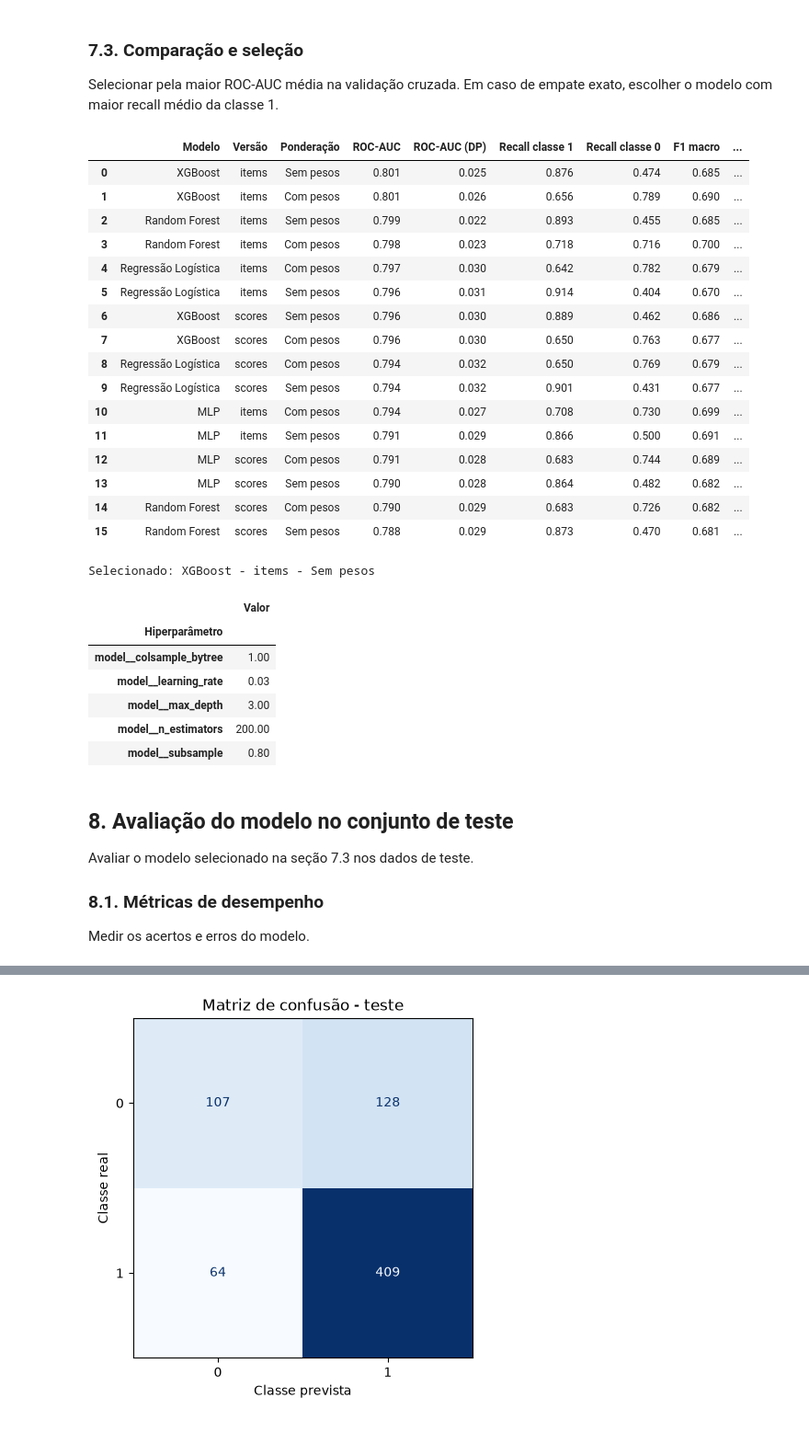
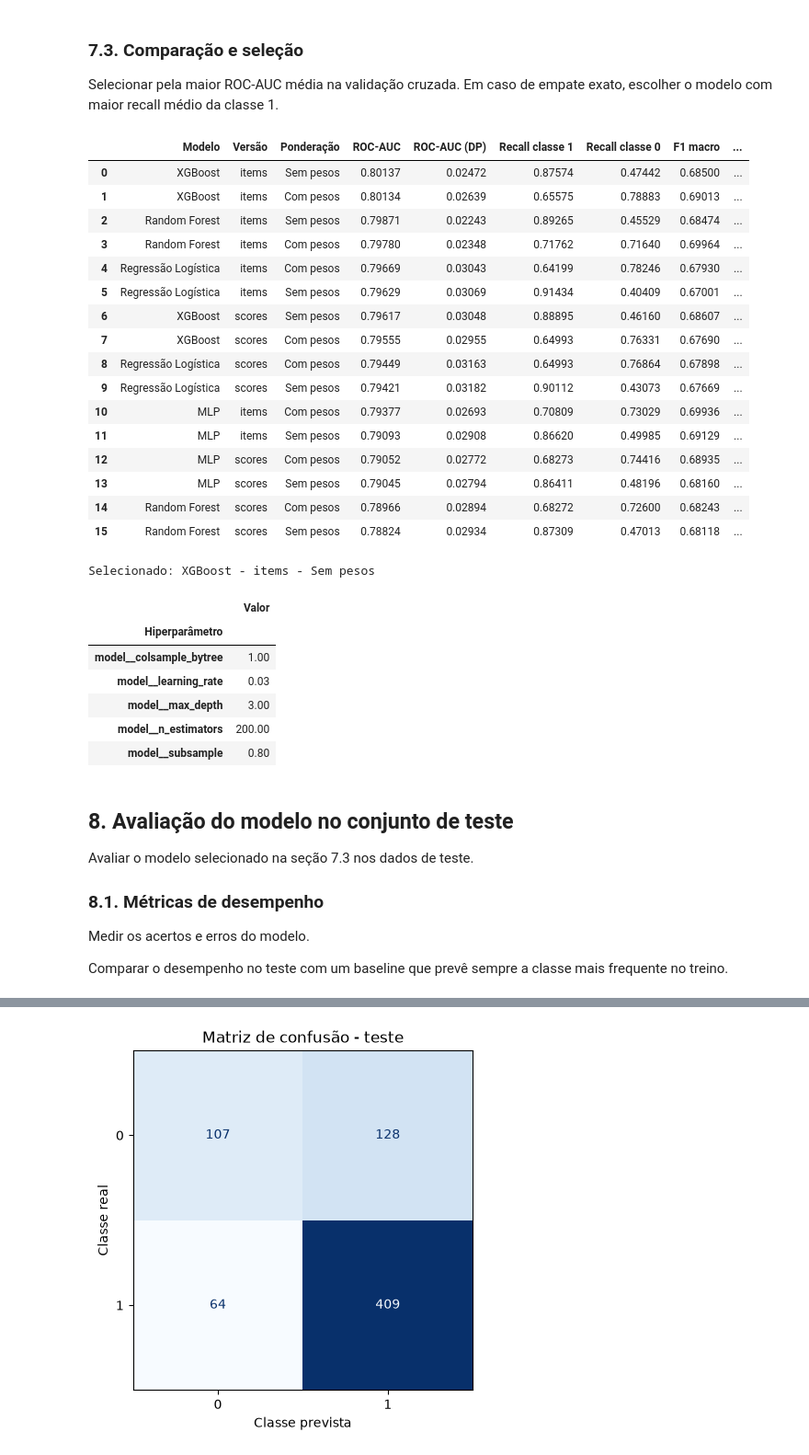
Before and after one commit to BrendonKappel/explainable-burnout-prediction, a Jupyter notebook: notebooks/burnout_prediction.ipynb, the cells around one changed output, grey strips where cells are left out. Shown at 92% size. Saved outputs shown, nothing was run; the diff lists cells and outputs as text; code cells hidden in the pictures.

Commit message:
Add baseline comparison and clarify notebook results

```diff
--- a/notebooks/burnout_prediction.ipynb
+++ b/notebooks/burnout_prediction.ipynb
@@ -948,33 +954,33 @@ Selecionar pela maior ROC-AUC média na validação cruzada. Em caso de empate e
 # %%
 results = pd.DataFrame(result_rows).sort_values(
     ["ROC-AUC", "Recall classe 1"], ascending=False,
 ).reset_index(drop=True)
-display(results.round(3))
+display(results.round(5))
 
 best_row = results.iloc[0]
 best_search = searches[(best_row["Modelo"], best_row["Versão"], best_row["Ponderação"])]
 best_pipeline = best_search.best_estimator_
 
 print(f"Selecionado: {best_row['Modelo']} - {best_row['Versão']} - {best_row['Ponderação']}")
 display(pd.Series(best_search.best_params_, name="Valor").rename_axis("Hiperparâmetro").to_frame())
 # %% [output]
 |  | Modelo | Versão | Ponderação | ROC-AUC | ROC-AUC (DP) | Recall classe 1 | Recall classe 0 | F1 macro | ... |
-| 0 | XGBoost | items | Sem pesos | 0.801 | 0.025 | 0.876 | 0.474 | 0.685 | ... |
-| 1 | XGBoost | items | Com pesos | 0.801 | 0.026 | 0.656 | 0.789 | 0.690 | ... |
-| 2 | Random Forest | items | Sem pesos | 0.799 | 0.022 | 0.893 | 0.455 | 0.685 | ... |
-| 3 | Random Forest | items | Com pesos | 0.798 | 0.023 | 0.718 | 0.716 | 0.700 | ... |
-| 4 | Regressão Logística | items | Com pesos | 0.797 | 0.030 | 0.642 | 0.782 | 0.679 | ... |
-| 5 | Regressão Logística | items | Sem pesos | 0.796 | 0.031 | 0.914 | 0.404 | 0.670 | ... |
-| 6 | XGBoost | scores | Sem pesos | 0.796 | 0.030 | 0.889 | 0.462 | 0.686 | ... |
-| 7 | XGBoost | scores | Com pesos | 0.796 | 0.030 | 0.650 | 0.763 | 0.677 | ... |
-| 8 | Regressão Logística | scores | Com pesos | 0.794 | 0.032 | 0.650 | 0.769 | 0.679 | ... |
-| 9 | Regressão Logística | scores | Sem pesos | 0.794 | 0.032 | 0.901 | 0.431 | 0.677 | ... |
-| 10 | MLP | items | Com pesos | 0.794 | 0.027 | 0.708 | 0.730 | 0.699 | ... |
-| 11 | MLP | items | Sem pesos | 0.791 | 0.029 | 0.866 | 0.500 | 0.691 | ... |
-| 12 | MLP | scores | Com pesos | 0.791 | 0.028 | 0.683 | 0.744 | 0.689 | ... |
-| 13 | MLP | scores | Sem pesos | 0.790 | 0.028 | 0.864 | 0.482 | 0.682 | ... |
-| 14 | Random Forest | scores | Com pesos | 0.790 | 0.029 | 0.683 | 0.726 | 0.682 | ... |
-| 15 | Random Forest | scores | Sem pesos | 0.788 | 0.029 | 0.873 | 0.470 | 0.681 | ... |
+| 0 | XGBoost | items | Sem pesos | 0.80137 | 0.02472 | 0.87574 | 0.47442 | 0.68500 | ... |
+| 1 | XGBoost | items | Com pesos | 0.80134 | 0.02639 | 0.65575 | 0.78883 | 0.69013 | ... |
+| 2 | Random Forest | items | Sem pesos | 0.79871 | 0.02243 | 0.89265 | 0.45529 | 0.68474 | ... |
+| 3 | Random Forest | items | Com pesos | 0.79780 | 0.02348 | 0.71762 | 0.71640 | 0.69964 | ... |
+| 4 | Regressão Logística | items | Com pesos | 0.79669 | 0.03043 | 0.64199 | 0.78246 | 0.67930 | ... |
+| 5 | Regressão Logística | items | Sem pesos | 0.79629 | 0.03069 | 0.91434 | 0.40409 | 0.67001 | ... |
+| 6 | XGBoost | scores | Sem pesos | 0.79617 | 0.03048 | 0.88895 | 0.46160 | 0.68607 | ... |
+| 7 | XGBoost | scores | Com pesos | 0.79555 | 0.02955 | 0.64993 | 0.76331 | 0.67690 | ... |
+| 8 | Regressão Logística | scores | Com pesos | 0.79449 | 0.03163 | 0.64993 | 0.76864 | 0.67898 | ... |
+| 9 | Regressão Logística | scores | Sem pesos | 0.79421 | 0.03182 | 0.90112 | 0.43073 | 0.67669 | ... |
+| 10 | MLP | items | Com pesos | 0.79377 | 0.02693 | 0.70809 | 0.73029 | 0.69936 | ... |
+| 11 | MLP | items | Sem pesos | 0.79093 | 0.02908 | 0.86620 | 0.49985 | 0.69129 | ... |
+| 12 | MLP | scores | Com pesos | 0.79052 | 0.02772 | 0.68273 | 0.74416 | 0.68935 | ... |
+| 13 | MLP | scores | Sem pesos | 0.79045 | 0.02794 | 0.86411 | 0.48196 | 0.68160 | ... |
+| 14 | Random Forest | scores | Com pesos | 0.78966 | 0.02894 | 0.68272 | 0.72600 | 0.68243 | ... |
+| 15 | Random Forest | scores | Sem pesos | 0.78824 | 0.02934 | 0.87309 | 0.47013 | 0.68118 | ... |
 Selecionado: XGBoost - items - Sem pesos
 |  | Valor |
 | Hiperparâmetro |  |
@@ -991,5 +997,7 @@ Avaliar o modelo selecionado na seção 7.3 nos dados de teste.
 ### 8.1. Métricas de desempenho
 
 Medir os acertos e erros do modelo.
+
+Comparar o desempenho no teste com um baseline que prevê sempre a classe mais frequente no treino.
 # %%
 from sklearn.metrics import (
```
Also changed, not shown: parts of 9 cells of this notebook.
